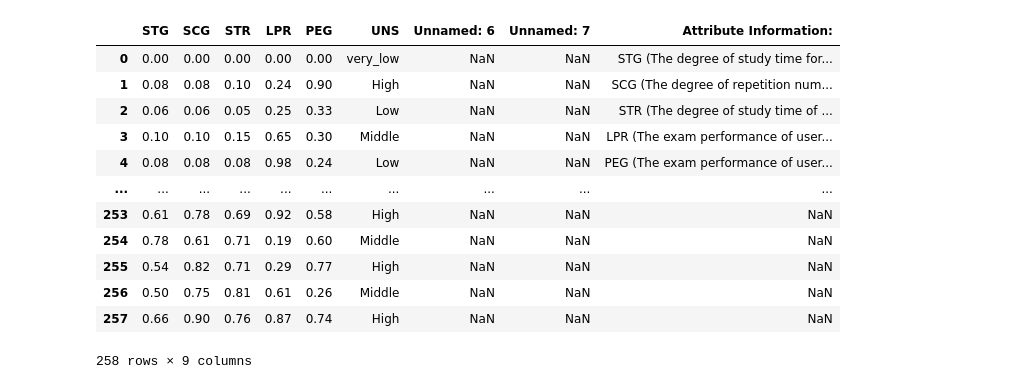
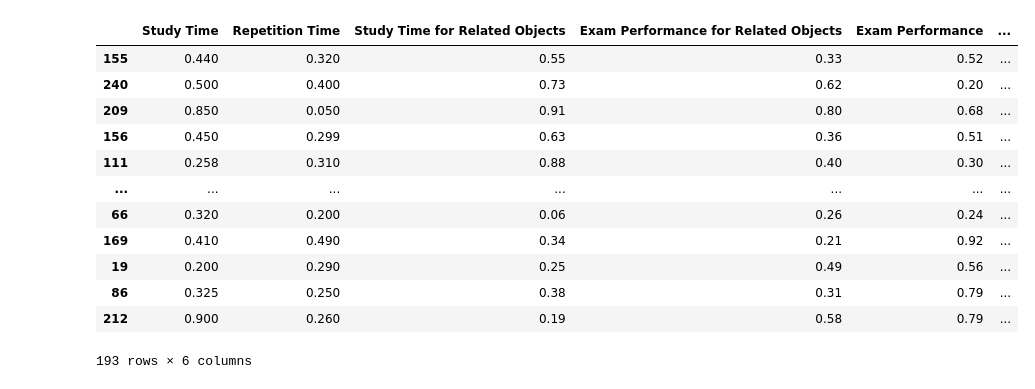
Before and after one commit to Perry2004/DSCI100Group29, a Jupyter notebook: proposal.ipynb, the cells around one changed output. Drawn from its saved outputs; the diff is of its cells as text; code cells hidden in the pictures.

Commit message:
data exploration

```diff
--- a/proposal.ipynb
+++ b/proposal.ipynb
@@ -4,19 +19,41 @@ import pandas as pd
 url = "https://drive.usercontent.google.com/download?id=1Px4pE2Xf1TEGfYV3ChaoRRRS0YZbKbX_&export=download&authuser=0&confirm=t&uuid=7c9d6e2b-f34f-423d-ad4f-f386faaa47d4&at=APZUnTUUdkEofob3B1bEEFJ0HcHq:1698615817259"
 
 
-data = pd.read_excel(url, sheet_name = "Training_Data")
-data
+data_training = pd.read_excel(url, sheet_name = "Training_Data")
+data_testing = pd.read_excel(url, sheet_name = "Test_Data")
+data = pd.concat([data_training, data_testing])
-# %% [output]
-|  | STG | SCG | STR | LPR | PEG | UNS | Unnamed: 6 | Unnamed: 7 | Attribute Information: |
-| 0 | 0.00 | 0.00 | 0.00 | 0.00 | 0.00 | very_low | NaN | NaN | STG (The degree of study time for... |
-| 1 | 0.08 | 0.08 | 0.10 | 0.24 | 0.90 | High | NaN | NaN | SCG (The degree of repetition num... |
-| 2 | 0.06 | 0.06 | 0.05 | 0.25 | 0.33 | Low | NaN | NaN | STR (The degree of study time of ... |
-| 3 | 0.10 | 0.10 | 0.15 | 0.65 | 0.30 | Middle | NaN | NaN | LPR (The exam performance of user... |
-| 4 | 0.08 | 0.08 | 0.08 | 0.98 | 0.24 | Low | NaN | NaN | PEG (The exam performance of user... |
-| ... | ... | ... | ... | ... | ... | ... | ... | ... | ... |
-| 253 | 0.61 | 0.78 | 0.69 | 0.92 | 0.58 | High | NaN | NaN | NaN |
-| 254 | 0.78 | 0.61 | 0.71 | 0.19 | 0.60 | Middle | NaN | NaN | NaN |
-| 255 | 0.54 | 0.82 | 0.71 | 0.29 | 0.77 | High | NaN | NaN | NaN |
-| 256 | 0.50 | 0.75 | 0.81 | 0.61 | 0.26 | Middle | NaN | NaN | NaN |
-| 257 | 0.66 | 0.90 | 0.76 | 0.87 | 0.74 | High | NaN | NaN | NaN |
-258 rows × 9 columns
+# %%
+data = data_training.drop(columns=["Attribute Information:", "Unnamed: 6", "Unnamed: 7"])
+# %%
+data = data.rename(
+columns = {
+    "STG" : "Study Time",
+    "SCG" : "Repetition Time",
+    "STR" : "Study Time for Related Objects",
+    "LPR" : "Exam Performance for Related Objects",
+    "PEG" : "Exam Performance",
+    " UNS" : "Knowledge Level"
+    }
+)
+# %%
+data_training, data_testing = train_test_split(
+    data,
+    test_size = 0.25,
+    random_state = 111
+)
+# %%
+data_training
+# %% [output]
+|  | Study Time | Repetition Time | Study Time for Related Objects | Exam Performance for Related Objects | Exam Performance | ... |
+| 155 | 0.440 | 0.320 | 0.55 | 0.33 | 0.52 | ... |
+| 240 | 0.500 | 0.400 | 0.73 | 0.62 | 0.20 | ... |
+| 209 | 0.850 | 0.050 | 0.91 | 0.80 | 0.68 | ... |
+| 156 | 0.450 | 0.299 | 0.63 | 0.36 | 0.51 | ... |
+| 111 | 0.258 | 0.310 | 0.88 | 0.40 | 0.30 | ... |
+| ... | ... | ... | ... | ... | ... | ... |
+| 66 | 0.320 | 0.200 | 0.06 | 0.26 | 0.24 | ... |
+| 169 | 0.410 | 0.490 | 0.34 | 0.21 | 0.92 | ... |
+| 19 | 0.200 | 0.290 | 0.25 | 0.49 | 0.56 | ... |
+| 86 | 0.325 | 0.250 | 0.38 | 0.31 | 0.79 | ... |
+| 212 | 0.900 | 0.260 | 0.19 | 0.58 | 0.79 | ... |
+193 rows × 6 columns
```
Also changed, not shown: parts of 5 cells of this notebook.
